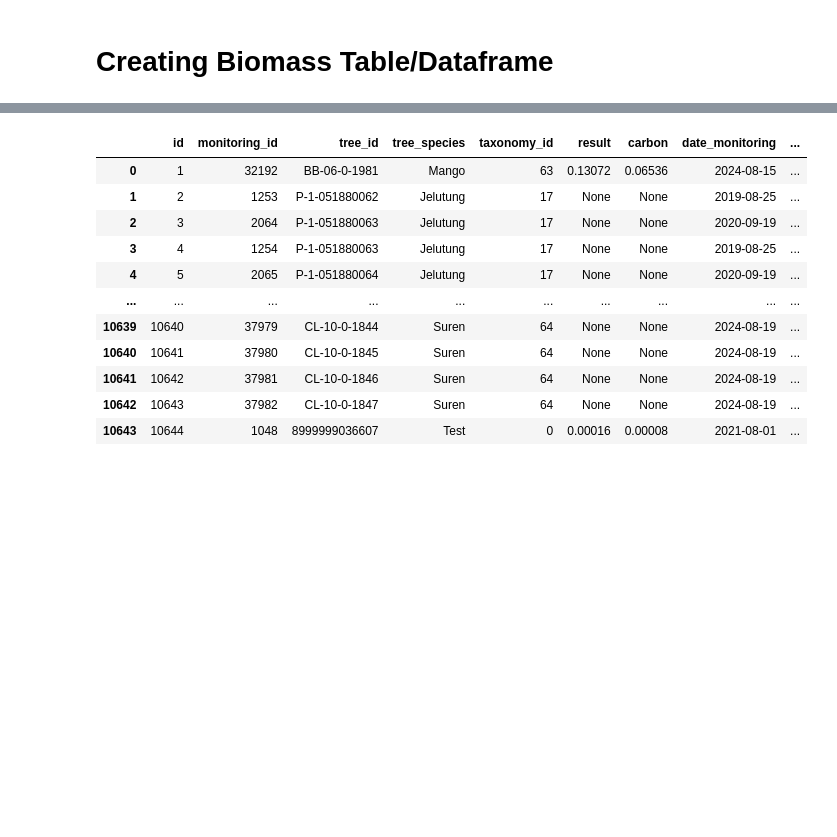
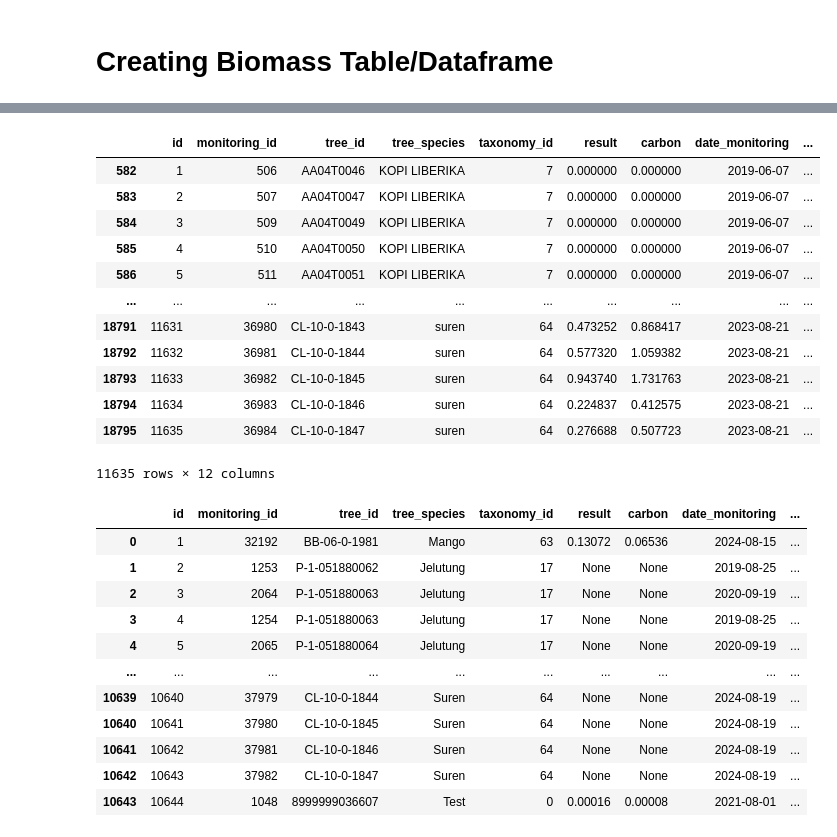
Before and after one commit to ZakiRMuc/CBRMS, a Jupyter notebook: CBRMS_biomass.ipynb, the cells around one changed output, grey strips where cells are left out. Saved outputs shown, nothing was run; the diff lists cells and outputs as text; code cells hidden in the pictures; blank space fills up the shorter version.

```diff
--- a/CBRMS_biomass.ipynb
+++ b/CBRMS_biomass.ipynb
@@ -182,3 +230,19 @@ tree_biomasses_python
+# %%
+tree_biomasses_python
+# %% [output]
+|  | id | monitoring_id | tree_id | tree_species | taxonomy_id | result | carbon | date_monitoring | ... |
+| 582 | 1 | 506 | AA04T0046 | KOPI LIBERIKA | 7 | 0.000000 | 0.000000 | 2019-06-07 | ... |
+| 583 | 2 | 507 | AA04T0047 | KOPI LIBERIKA | 7 | 0.000000 | 0.000000 | 2019-06-07 | ... |
+| 584 | 3 | 509 | AA04T0049 | KOPI LIBERIKA | 7 | 0.000000 | 0.000000 | 2019-06-07 | ... |
+| 585 | 4 | 510 | AA04T0050 | KOPI LIBERIKA | 7 | 0.000000 | 0.000000 | 2019-06-07 | ... |
+| 586 | 5 | 511 | AA04T0051 | KOPI LIBERIKA | 7 | 0.000000 | 0.000000 | 2019-06-07 | ... |
+| ... | ... | ... | ... | ... | ... | ... | ... | ... | ... |
+| 18791 | 11631 | 36980 | CL-10-0-1843 | suren | 64 | 0.473252 | 0.868417 | 2023-08-21 | ... |
+| 18792 | 11632 | 36981 | CL-10-0-1844 | suren | 64 | 0.577320 | 1.059382 | 2023-08-21 | ... |
+| 18793 | 11633 | 36982 | CL-10-0-1845 | suren | 64 | 0.943740 | 1.731763 | 2023-08-21 | ... |
+| 18794 | 11634 | 36983 | CL-10-0-1846 | suren | 64 | 0.224837 | 0.412575 | 2023-08-21 | ... |
+| 18795 | 11635 | 36984 | CL-10-0-1847 | suren | 64 | 0.276688 | 0.507723 | 2023-08-21 | ... |
+11635 rows × 12 columns
 # %%
 tree_biomasses
 # %% [output]
```
Also changed, not shown: parts of 12 cells of this notebook.
